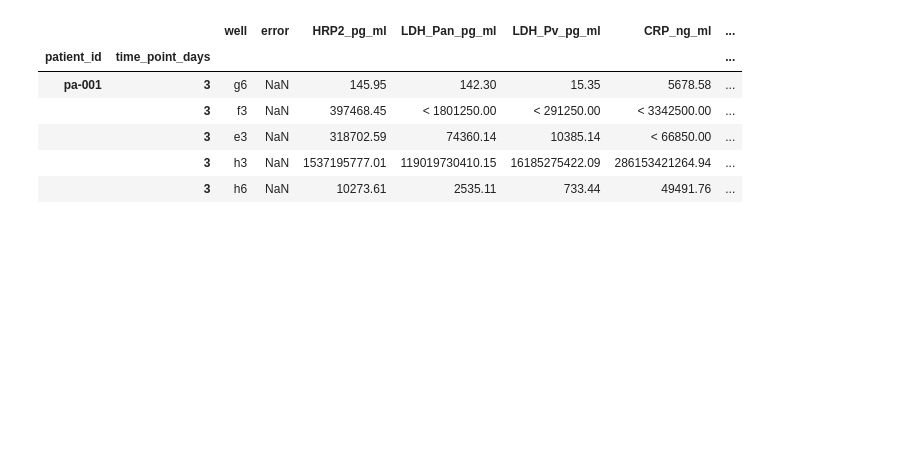
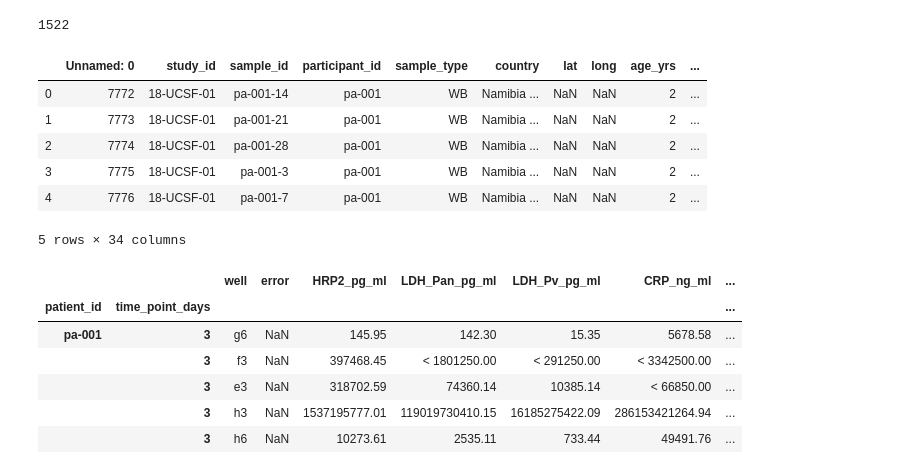
Before and after one commit to MACEPA/DIAMETER, a Jupyter notebook: ipynbs/processing/namibia_pcr_day_sync.ipynb, the cells around one changed output. Cells and saved outputs as stored; diff of their text form; code cells hidden in the pictures; blank space fills up the shorter version.

```diff
--- a/ipynbs/processing/namibia_pcr_day_sync.ipynb
+++ b/ipynbs/processing/namibia_pcr_day_sync.ipynb
@@ -60,3 +74,18 @@ time_df.head()
+# %%
+check2 = pd.read_csv('C:/Users/lzoeckler/Desktop/all_data/separated/18-UCSF-01.csv')
+len(check2)
+# %% [output]
+1522
+# %%
+check2.head()
+# %% [output]
+|  | Unnamed: 0 | study_id | sample_id | participant_id | sample_type | country | lat | long | age_yrs | ... |
+| 0 | 7772 | 18-UCSF-01 | pa-001-14 | pa-001 | WB | Namibia ... | NaN | NaN | 2 | ... |
+| 1 | 7773 | 18-UCSF-01 | pa-001-21 | pa-001 | WB | Namibia ... | NaN | NaN | 2 | ... |
+| 2 | 7774 | 18-UCSF-01 | pa-001-28 | pa-001 | WB | Namibia ... | NaN | NaN | 2 | ... |
+| 3 | 7775 | 18-UCSF-01 | pa-001-3 | pa-001 | WB | Namibia ... | NaN | NaN | 2 | ... |
+| 4 | 7776 | 18-UCSF-01 | pa-001-7 | pa-001 | WB | Namibia ... | NaN | NaN | 2 | ... |
+5 rows × 34 columns
 # %%
 time_df.to_csv('C:/Users/lzoeckler/Desktop/4plex/output_data/final_dilutions.csv')
 # %%
```
Also changed, not shown: parts of 5 cells of this notebook, 6 other files.
